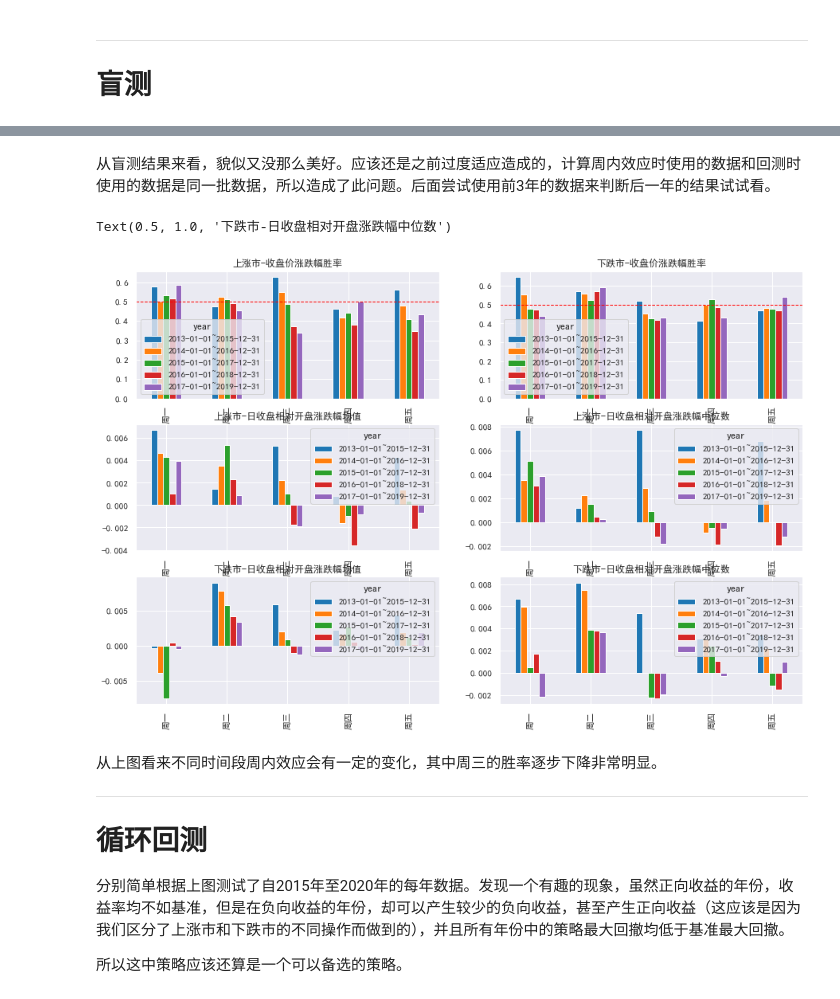
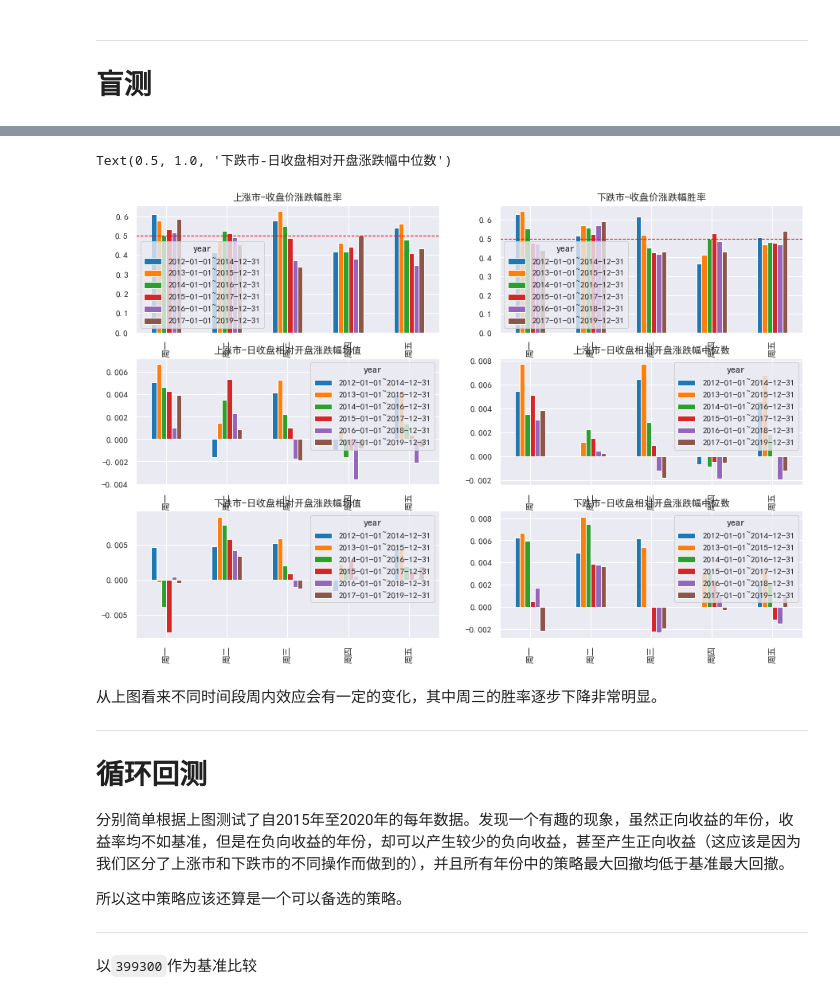
Before and after one commit to GuQiangJS/gquant-example, a Jupyter notebook: ETF周内效应-创业板-159915.ipynb, the cells around one changed output, grey strips where cells are left out. Drawn from its saved outputs; the diff is of its cells as text; code cells hidden in the pictures.

```diff
--- a/ETF周内效应-创业板-159915.ipynb
+++ b/ETF周内效应-创业板-159915.ipynb
@@ -564,10 +580,8 @@ with pd.option_context('display.max_rows', None, 'display.max_columns', None):
 dtype: float64
-# %% [markdown]
-从盲测结果来看，貌似又没那么美好。应该还是之前过度适应造成的，计算周内效应时使用的数据和回测时使用的数据是同一批数据，所以造成了此问题。后面尝试使用前3年的数据来判断后一年的结果试试看。
 # %%
 dfs_up=[]
 dfs_down=[]
-for i in range(2013,2018):
+for i in range(2012,2018):
     start='{}-01-01'.format(i)
     end='{}-12-31'.format(i+2)
     data=get_data(CODE,start,end)
@@ -580,34 +594,34 @@ for i in range(2013,2018):
 
 dfs_up=pd.concat(dfs_up)
 dfs_down=pd.concat(dfs_down)
 
 f = plt.figure(figsize=(15,10))
 ax1 = f.add_subplot(321)
 ax2 = f.add_subplot(322)
 ax3 = f.add_subplot(323)
 ax4 = f.add_subplot(324)
 ax5 = f.add_subplot(325)
 ax6 = f.add_subplot(326)
 
 # 日收盘相对开盘涨跌幅均值','日收盘相对开盘涨跌幅中位数
 
 dfs_up.loc['收盘价涨跌幅胜率'].set_index("year").T.plot(kind='bar',ax=ax1)
 ax1.axhline(y=0.5,linewidth=1,ls='--', color='r')
 ax1.set_title("上涨市-收盘价涨跌幅胜率")
 dfs_down.loc['收盘价涨跌幅胜率'].set_index("year").T.plot(kind='bar',ax=ax2)
 ax2.axhline(y=0.5,linewidth=1,ls='--', color='r')
 ax2.set_title("下跌市-收盘价涨跌幅胜率")
 dfs_up.loc['日收盘相对开盘涨跌幅均值'].set_index("year").T.plot(kind='bar',ax=ax3)
 ax3.set_title("上涨市-日收盘相对开盘涨跌幅均值")
 dfs_up.loc['日收盘相对开盘涨跌幅中位数'].set_index("year").T.plot(kind='bar',ax=ax4)
 ax4.set_title("上涨市-日收盘相对开盘涨跌幅中位数")
 dfs_down.loc['日收盘相对开盘涨跌幅均值'].set_index("year").T.plot(kind='bar',ax=ax5)
 ax5.set_title("下跌市-日收盘相对开盘涨跌幅均值")
 dfs_down.loc['日收盘相对开盘涨跌幅中位数'].set_index("year").T.plot(kind='bar',ax=ax6)
 ax6.set_title("下跌市-日收盘相对开盘涨跌幅中位数")
 # %% [output]
 Text(0.5, 1.0, '下跌市-日收盘相对开盘涨跌幅中位数')
-[figure, old version]
+[figure, new version]
 # %% [markdown]
 从上图看来不同时间段周内效应会有一定的变化，其中周三的胜率逐步下降非常明显。
 
@@ -618,4 +632,8 @@ Text(0.5, 1.0, '下跌市-日收盘相对开盘涨跌幅中位数')
 分别简单根据上图测试了自2015年至2020年的每年数据。发现一个有趣的现象，虽然正向收益的年份，收益率均不如基准，但是在负向收益的年份，却可以产生较少的负向收益，甚至产生正向收益（这应该是因为我们区分了上涨市和下跌市的不同操作而做到的），并且所有年份中的策略最大回撤均低于基准最大回撤。
 
 所以这中策略应该还算是一个可以备选的策略。
+
+---
+
+以`399300`作为基准比较
 # %%
```
Also changed, not shown: parts of 27 cells of this notebook, 3 other files.
